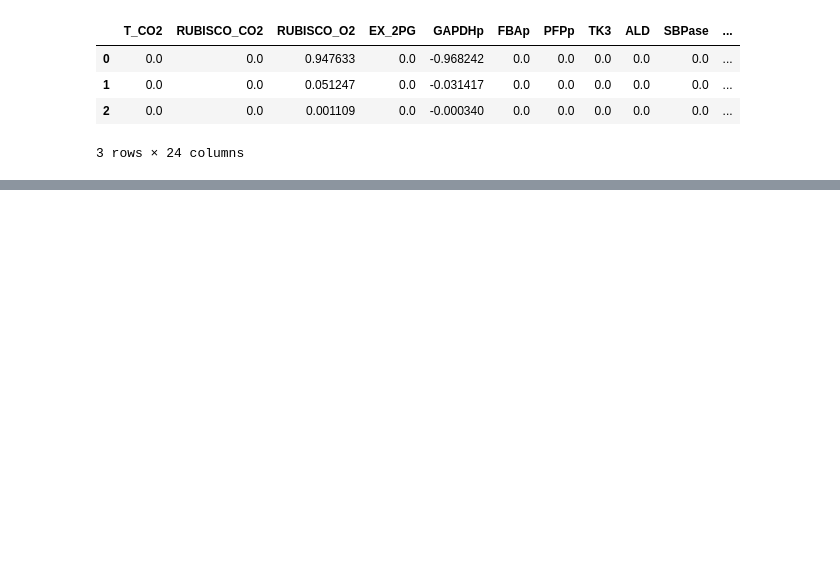
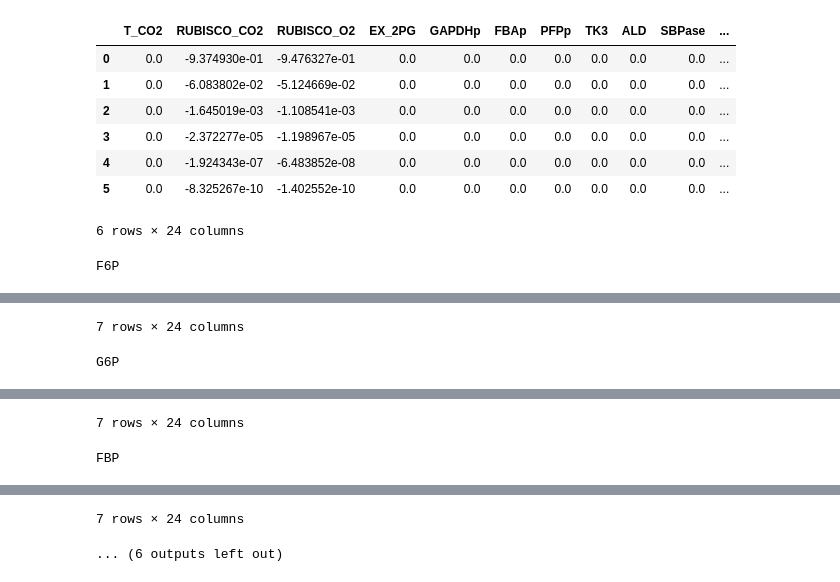
Before and after one commit to flexogore/Thesis, a Jupyter notebook: calvinbenson.ipynb, the cells around one changed output, grey strips where cells are left out. Saved outputs shown, nothing was run; the diff lists cells and outputs as text; code cells hidden in the pictures; blank space fills up the shorter version.

```diff
--- a/calvinbenson.ipynb
+++ b/calvinbenson.ipynb
@@ -171,8 +171,7 @@ print(table)
 import re
 import numpy as np
 from functools import reduce
-wanted_mets = ['RUBP', 'FBP', 'T3P', 'x3PGA']
-
+wanted_mets = ['RUBP', 'F6P', 'G6P', 'FBP', 'T3P', 'x3PGA']
 
 def matrix(df, prefix):
     # pick only columns like ADPG_0, ADPG_1, ..., ADPG_10
@@ -193,55 +192,76 @@ def build_diff_mat(model, table, wanted_mets):
     out = {}
 
     for met in wanted_mets:
+        print(met)
 
         n = num_carbons[met]
-        diff_df = pd.DataFrame(0.0, index=range(n), columns=all_rxns)
+        diff_df = pd.DataFrame(0.0, index=range(n+1), columns=all_rxns)
 
         row = model_S.loc[met]
-        consumers = row[row == -1].index.tolist()
-        producers = row[row == 1].index.tolist()
-
+        consumers = row[row < 0].index.tolist()
+        producers = row[row > 0].index.tolist()
         #v_self = MID_dict[met][0, :n]
 
         for rxn in consumers:
-            v_self = MID_dict[met][0, :n]
-            diff_df.loc[:, rxn] = -v_self
+
+            rxn_col = model_S[rxn]
+            produced = []
+            for m, coeff in rxn_col.items():
+                if coeff < 0:
+                    produced.extend([m]*int(abs(coeff)))
+
+            if len(produced) == 1:
+                product = produced[0]
+                v_self = MID_dict[product][0, :n+1]
+                diff_df.loc[:, rxn] = -v_self
+            else:
+                vectors_c = []
+                for p_in in produced:
+                    if p_in not in MID_dict:
+                    # if MID not available, skip (or raise)
+                        continue
+                    c_len = int(num_carbons[p_in])
+                    vectors_c.append(MID_dict[p_in][0, :c_len+1])
+
+                conv = reduce(np.convolve, vectors_c, np.array([1.0]))
+                conv = conv[:n+1]
+
+                diff_df.loc[:, rxn] = -conv
 
         for rxn in producers:
 
             rxn_col = model_S[rxn]
-            print(rxn_col)
             consumed = []
             for m, coeff in rxn_col.items():
-                if coeff < 0 and m != met:
+                if coeff > 0:
                     consumed.extend([m]*int(abs(coeff)))
-            print(met)
-            print(consumed)
 
             if len(consumed) == 1:
                 reactant = consumed[0]
-                v_another_self = MID_dict[reactant][0, :n]
+                v_another_self = MID_dict[reactant][0, :n+1]
                 diff_df.loc[:, rxn] = v_another_self
             else:
-                vectors = []
+                vectors_p = []
                 for m_in in consumed:
                     if m_in not in MID_dict:
                     # if MID not available, skip (or raise)
                         continue
                     c_len = int(num_carbons[m_in])
-                    vectors.append(MID_dict[m_in][0, :c_len+1])
+                    vectors_p.append(MID_dict[m_in][0, :c_len+1])
 
-                conv = reduce(np.convolve, vectors, np.array([1.0]))
-                conv = conv[:n]
+                conv = reduce(np.convolve, vectors_p, np.array([1.0]))
+                conv = conv[:n+1]
 
                 diff_df.loc[:, rxn] = conv
 
         out[met] = diff_df
+        print('######################')
 
-    return out
+    return out, MID_dict
 
-x = build_diff_mat(model, table, wanted_mets)
+x, sus = build_diff_mat(model, table, wanted_mets)
 
-#for key, value in x.items():
-    #print(value)
+for key, value in x.items():
+    print(key)
+    display(value)
 # %% [output]
@@ -265,5 +281,9 @@ x3PGA
 |  | T_CO2 | RUBISCO_CO2 | RUBISCO_O2 | EX_2PG | GAPDHp | FBAp | PFPp | TK3 | ALD | SBPase | ... |
-| 0 | 0.0 | 0.0 | 0.947633 | 0.0 | -0.968242 | 0.0 | 0.0 | 0.0 | 0.0 | 0.0 | ... |
-| 1 | 0.0 | 0.0 | 0.051247 | 0.0 | -0.031417 | 0.0 | 0.0 | 0.0 | 0.0 | 0.0 | ... |
-| 2 | 0.0 | 0.0 | 0.001109 | 0.0 | -0.000340 | 0.0 | 0.0 | 0.0 | 0.0 | 0.0 | ... |
+| 0 | 0.0 | -9.374930e-01 | -9.476327e-01 | 0.0 | 0.0 | 0.0 | 0.0 | 0.0 | 0.0 | 0.0 | ... |
+| 1 | 0.0 | -6.083802e-02 | -5.124669e-02 | 0.0 | 0.0 | 0.0 | 0.0 | 0.0 | 0.0 | 0.0 | ... |
+| 2 | 0.0 | -1.645019e-03 | -1.108541e-03 | 0.0 | 0.0 | 0.0 | 0.0 | 0.0 | 0.0 | 0.0 | ... |
+| 3 | 0.0 | -2.372277e-05 | -1.198967e-05 | 0.0 | 0.0 | 0.0 | 0.0 | 0.0 | 0.0 | 0.0 | ... |
+| 4 | 0.0 | -1.924343e-07 | -6.483852e-08 | 0.0 | 0.0 | 0.0 | 0.0 | 0.0 | 0.0 | 0.0 | ... |
+| 5 | 0.0 | -8.325267e-10 | -1.402552e-10 | 0.0 | 0.0 | 0.0 | 0.0 | 0.0 | 0.0 | 0.0 | ... |
-3 rows × 24 columns
+6 rows × 24 columns
+F6P
@@ -269,0 +298,2 @@ x3PGA
+7 rows × 24 columns
+G6P
@@ -269,0 +308,2 @@ x3PGA
+7 rows × 24 columns
+FBP
@@ -269,0 +318,2 @@ x3PGA
+7 rows × 24 columns
+... (6 outputs left out)
```
Also changed, not shown: parts of 4 cells of this notebook.
